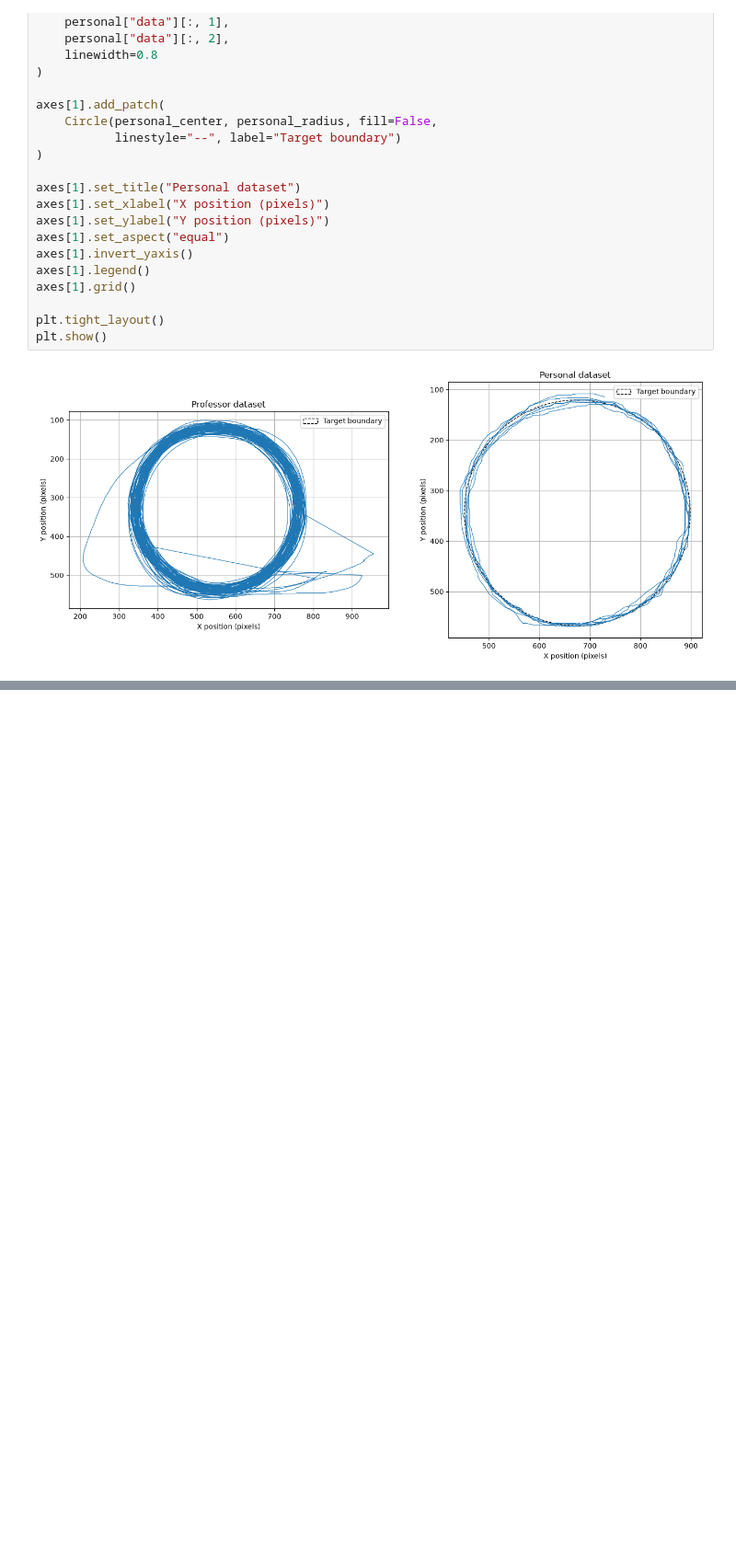
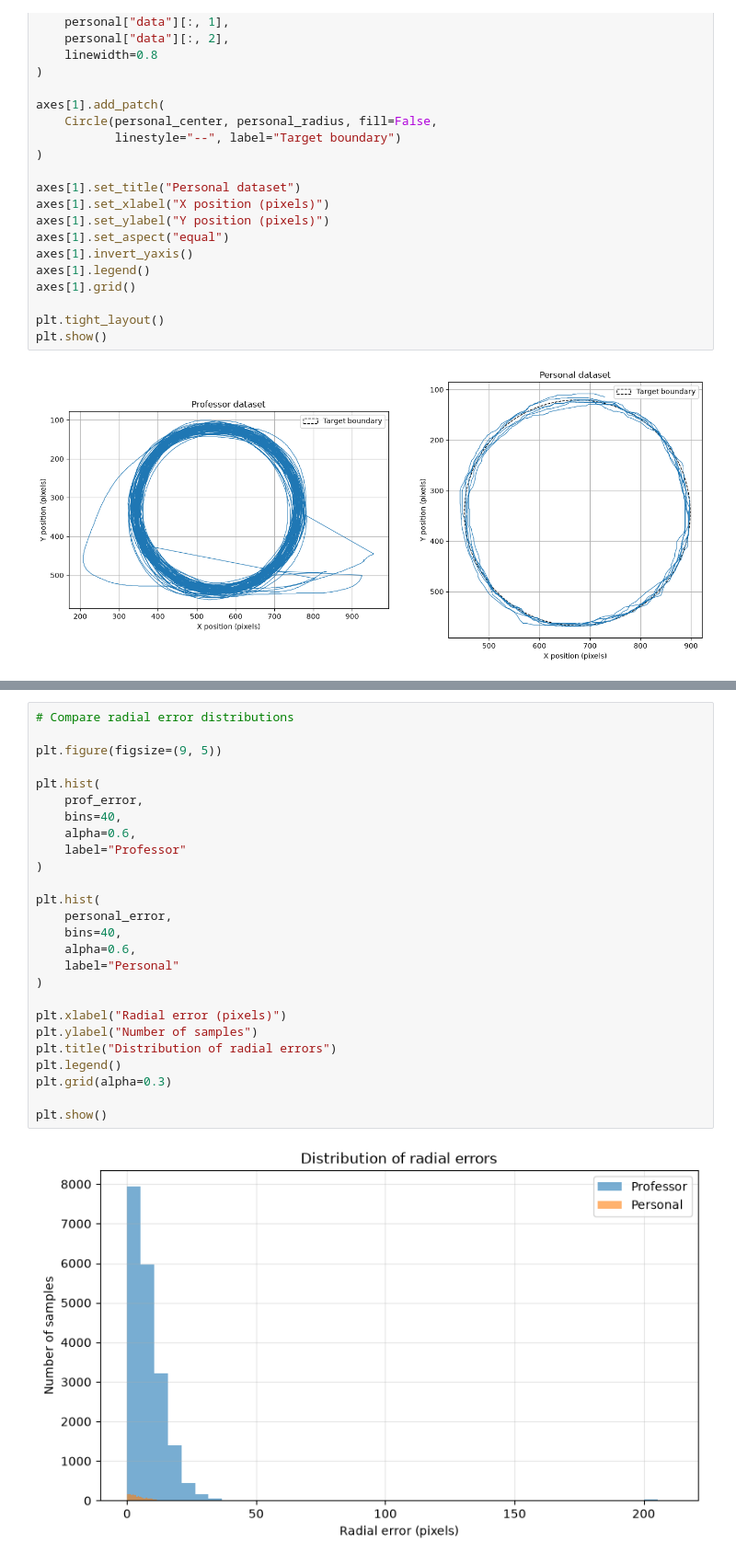
Before and after one commit to vidusha1234/py-git-R-circular-task-analysis, a Jupyter notebook: comparison-validation.ipynb, the cells around one changed output, grey strips where cells are left out. Shown at 92% size. Saved outputs shown, nothing was run; the diff lists cells and outputs as text; blank space fills up the shorter version.

Commit message:
radial accuracy analysis

```diff
--- a/comparison-validation.ipynb
+++ b/comparison-validation.ipynb
@@ -338,0 +391,28 @@ plt.show()
+# %%
+# Compare radial error distributions
+
+plt.figure(figsize=(9, 5))
+
+plt.hist(
+    prof_error,
+    bins=40,
+    alpha=0.6,
+    label="Professor"
+)
+
+plt.hist(
+    personal_error,
+    bins=40,
+    alpha=0.6,
+    label="Personal"
+)
+
+plt.xlabel("Radial error (pixels)")
+plt.ylabel("Number of samples")
+plt.title("Distribution of radial errors")
+plt.legend()
+plt.grid(alpha=0.3)
+
+plt.show()
+# %% [output]
+[figure, added]
```
Also changed, not shown: parts of 2 cells of this notebook.
